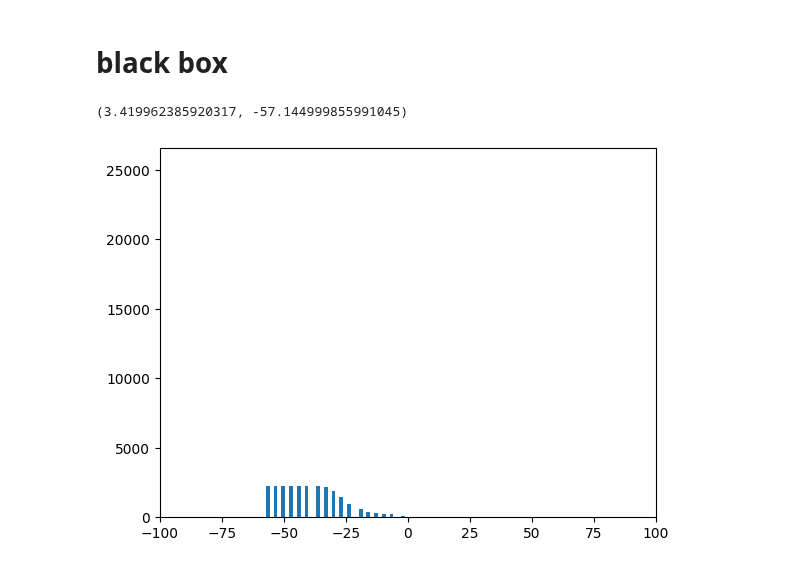
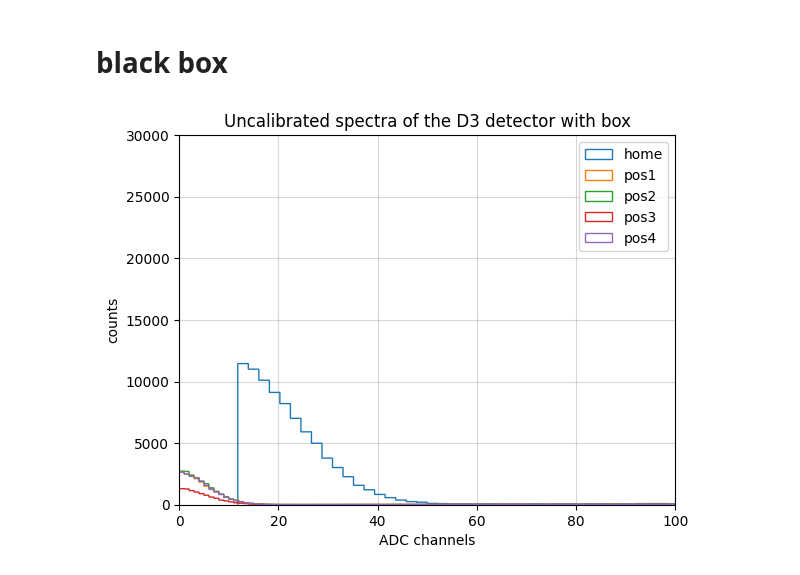
Before and after one commit to b3n3d3tt4/imaging, a Jupyter notebook: analisi.ipynb, the cells around one changed output. Saved outputs shown, nothing was run; the diff lists cells and outputs as text; code cells hidden in the pictures.

```diff
--- a/analisi.ipynb
+++ b/analisi.ipynb
@@ -489,3 +485,23 @@ for i in range(len(prova)):
+# %%
+d3_1 = np.asarray(d3_pos1['Data_R;1']['Energy'].array())
+d3_2 = np.asarray(d3_pos2['Data_R;1']['Energy'].array())
+d3_3 = np.asarray(d3_pos3['Data_R;1']['Energy'].array())
+d3_4 = np.asarray(d3_pos4['Data_R;1']['Energy'].array())
+plt.hist(hm_d3_def, bins=int(hm_d3.max()), histtype='step', label='home')
+plt.hist(d3_1, bins=int(d3_1.max()), histtype='step', label='pos1')
+plt.hist(d3_2, bins=int(d3_2.max()), histtype='step', label='pos2')
+plt.hist(d3_3, bins=int(d3_3.max()), histtype='step', label='pos3')
+plt.hist(d3_4, bins=int(d3_4.max()), histtype='step', label='pos4')
+plt.xlabel('ADC channels')
+plt.ylabel('counts')
+plt.title('Uncalibrated spectra of the D3 detector with box')
+plt.xlim(0, 100)
+plt.ylim(0, 30000)
+plt.legend()
+plt.grid(alpha=0.5)
+plt.show()
+# %% [output]
+[figure, added]
 # %%
 #creazione array adc channels
 d2_1 = np.asarray(d2_pos1['Data_R;1']['Energy'].array() * calibrazioneD2[0] + calibrazioneD2[1])
@@ -529,14 +545,3 @@ d8_2 = np.asarray(d8_pos2['Data_R;1']['Energy'].array() * calibrazioneD8[0] + ca
 d8_3 = np.asarray(d8_pos3['Data_R;1']['Energy'].array() * calibrazioneD8[0] + calibrazioneD8[1])
 d8_4 = np.asarray(d8_pos4['Data_R;1']['Energy'].array() * calibrazioneD8[0] + calibrazioneD8[1])
 d8_box_calib = [d8_1, d8_2, d8_3, d8_4]
-# %%
-aiuto = np.asarray(d7_pos1['Data_R;1']['Energy'].array())
-calibrazioneD7[0], calibrazioneD7[1]
-# %% [output]
-(3.419962385920317, -57.144999855991045)
-# %%
-plt.hist(d7_2, bins=int(d5_1.max()))
-plt.xlim(-100, 100)
-plt.show()
-# %% [output]
-[figure, removed]
```
Also changed, not shown: parts of 5 cells of this notebook.
